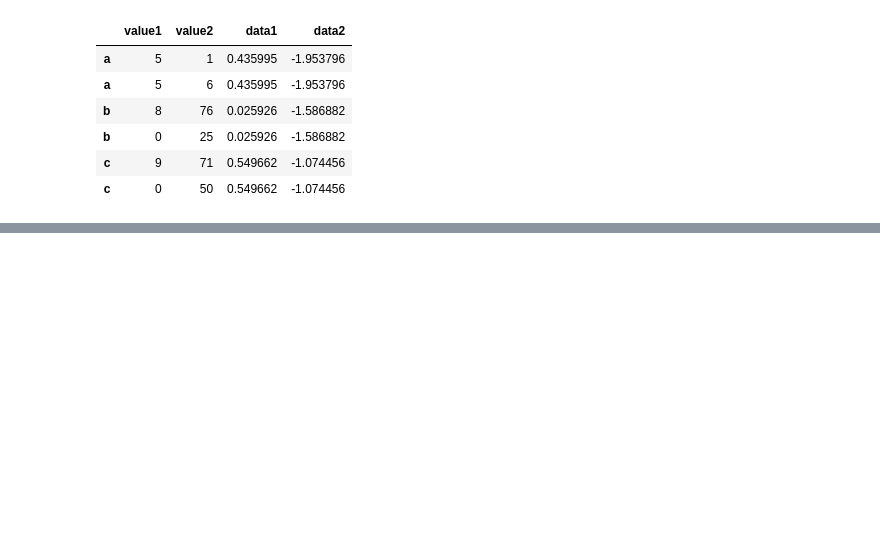
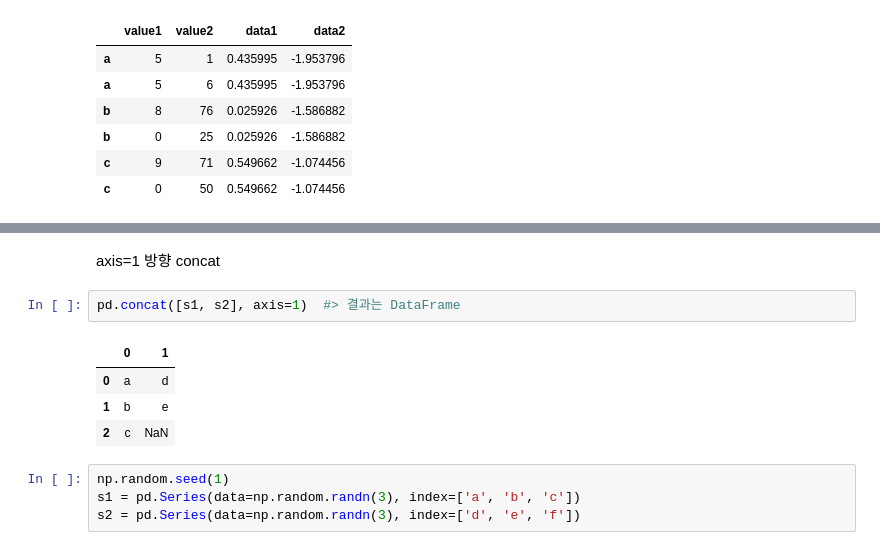
Before and after one commit to JakeOh/202105_itw_bd26, a Jupyter notebook: lab_da/da11_merge.ipynb, the cells around one changed output, grey strips where cells are left out. Cells and saved outputs as stored; diff of their text form; blank space fills up the shorter version.

```diff
--- a/lab_da/da11_merge.ipynb
+++ b/lab_da/da11_merge.ipynb
@@ -152,0 +233,13 @@ pd.merge(df1, df2, how='inner', left_index=True, right_index=True)
+# %% [markdown]
+axis=1 방향 concat
+# %%
+pd.concat([s1, s2], axis=1)  #> 결과는 DataFrame
+# %% [output]
+|  | 0 | 1 |
+| 0 | a | d |
+| 1 | b | e |
+| 2 | c | NaN |
+# %%
+np.random.seed(1)
+s1 = pd.Series(data=np.random.randn(3), index=['a', 'b', 'c'])
+s2 = pd.Series(data=np.random.randn(3), index=['d', 'e', 'f'])
```
Also changed, not shown: parts of 17 cells of this notebook.
